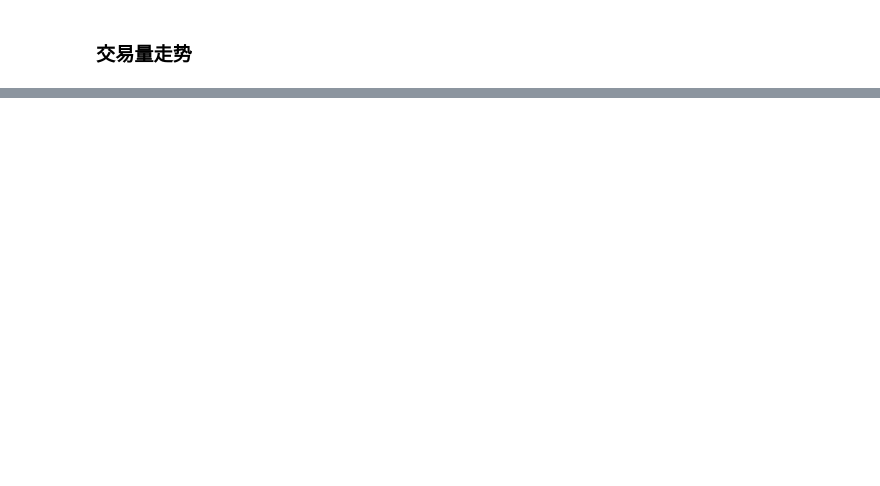
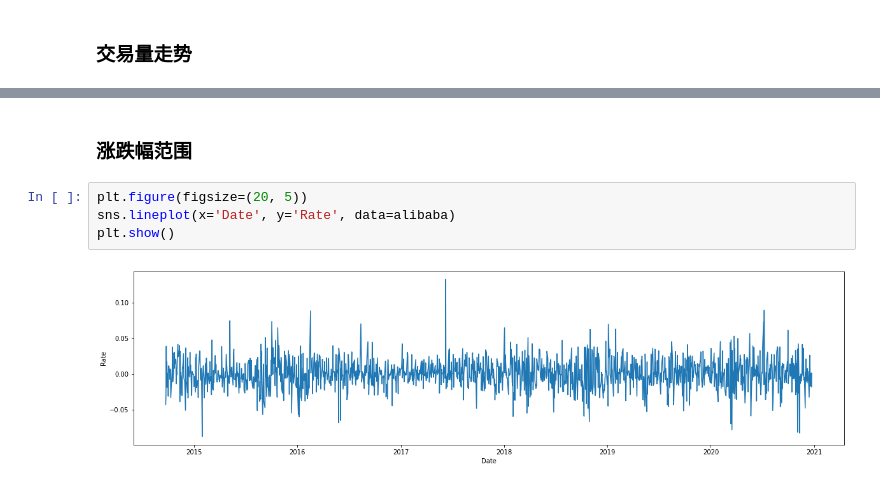
Before and after one commit to yves1012/Iridescent, a Jupyter notebook: Data Analysis/股票市场分析.ipynb, the cells around one changed output, grey strips where cells are left out. Saved outputs shown, nothing was run; the diff lists cells and outputs as text; blank space fills up the shorter version.

```diff
--- a/Data Analysis/股票市场分析.ipynb
+++ b/Data Analysis/股票市场分析.ipynb
@@ -89,0 +97,8 @@ plt.show()
+# %% [markdown]
+### 涨跌幅范围
+# %%
+plt.figure(figsize=(20, 5))
+sns.lineplot(x='Date', y='Rate', data=alibaba)
+plt.show()
+# %% [output]
+[figure, added]
```
Also changed, not shown: parts of 6 cells of this notebook.
